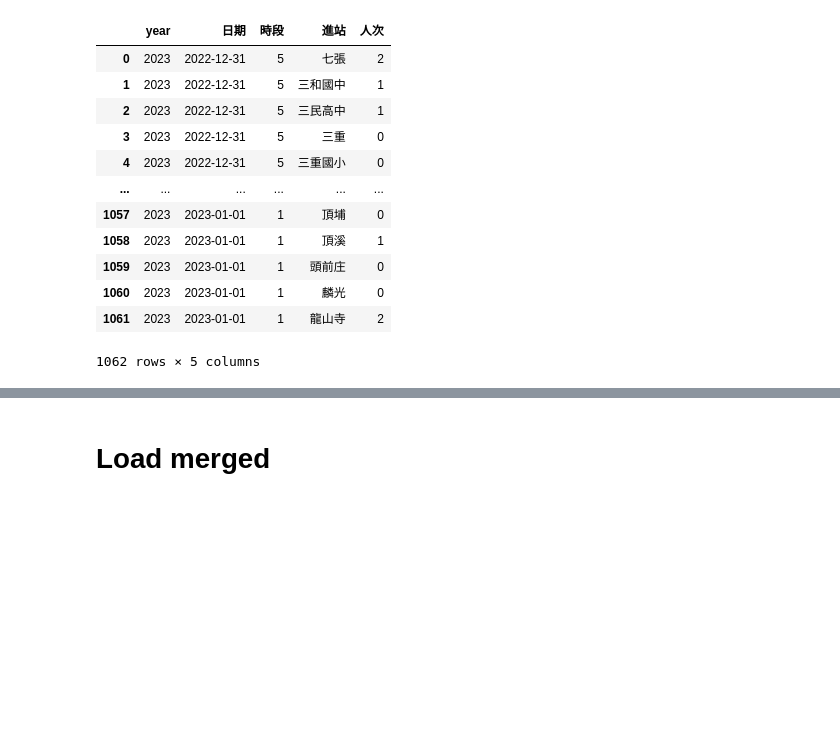
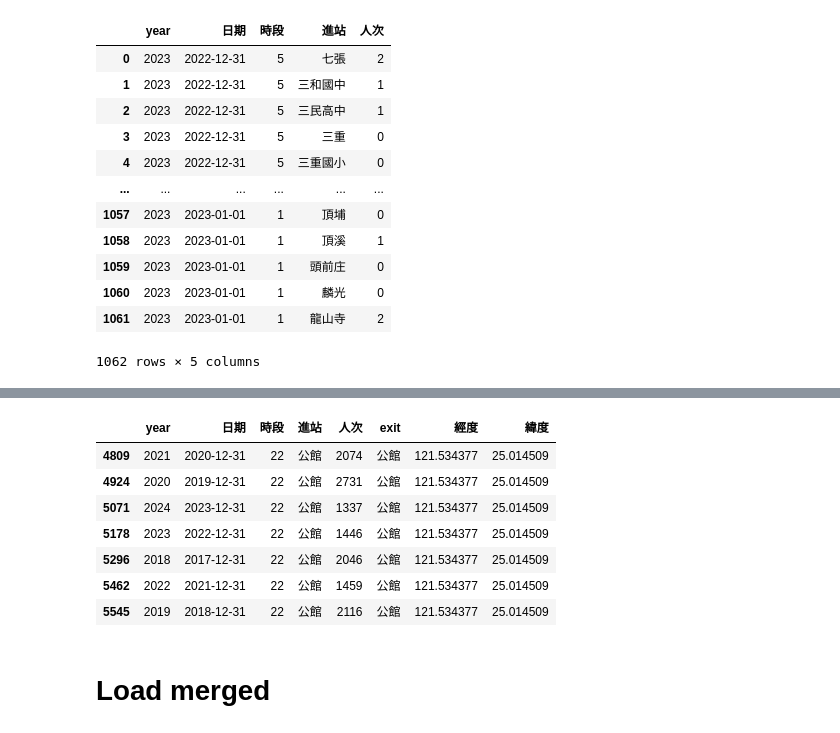
Before and after one commit to eloise-chou/NewYearResolution, a Jupyter notebook: sandbox.ipynb, the cells around one changed output, grey strips where cells are left out. Drawn from its saved outputs; the diff is of its cells as text; code cells hidden in the pictures; blank space fills up the shorter version.

```diff
--- a/sandbox.ipynb
+++ b/sandbox.ipynb
@@ -151,0 +169,11 @@ MRT_sum_with_coord.to_csv('./DATA/MRT_sum_with_coord.csv', index = False)
+# %%
+MRT_sum_with_coord.query("(`時段` == 22) & (`進站` == '公館')")
+# %% [output]
+|  | year | 日期 | 時段 | 進站 | 人次 | exit | 經度 | 緯度 |
+| 4809 | 2021 | 2020-12-31 | 22 | 公館 | 2074 | 公館 | 121.534377 | 25.014509 |
+| 4924 | 2020 | 2019-12-31 | 22 | 公館 | 2731 | 公館 | 121.534377 | 25.014509 |
+| 5071 | 2024 | 2023-12-31 | 22 | 公館 | 1337 | 公館 | 121.534377 | 25.014509 |
+| 5178 | 2023 | 2022-12-31 | 22 | 公館 | 1446 | 公館 | 121.534377 | 25.014509 |
+| 5296 | 2018 | 2017-12-31 | 22 | 公館 | 2046 | 公館 | 121.534377 | 25.014509 |
+| 5462 | 2022 | 2021-12-31 | 22 | 公館 | 1459 | 公館 | 121.534377 | 25.014509 |
+| 5545 | 2019 | 2018-12-31 | 22 | 公館 | 2116 | 公館 | 121.534377 | 25.014509 |
```
Also changed, not shown: parts of 2 cells of this notebook.
